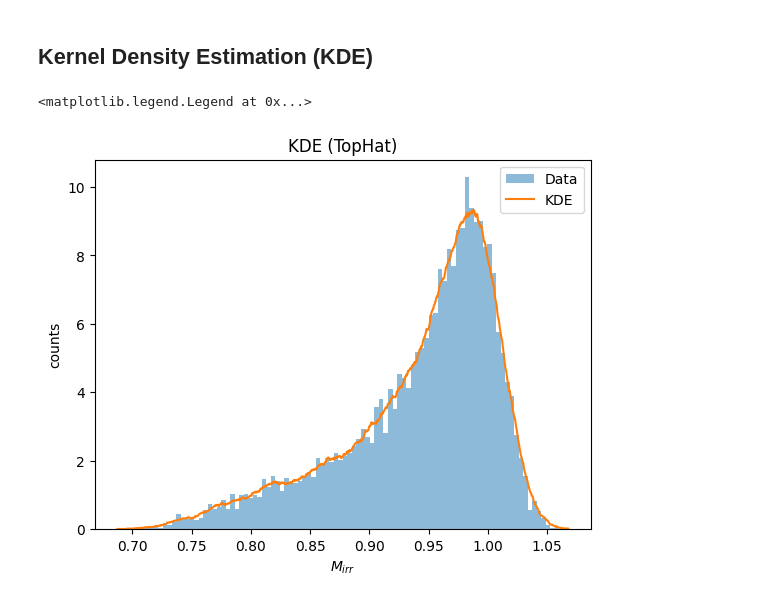
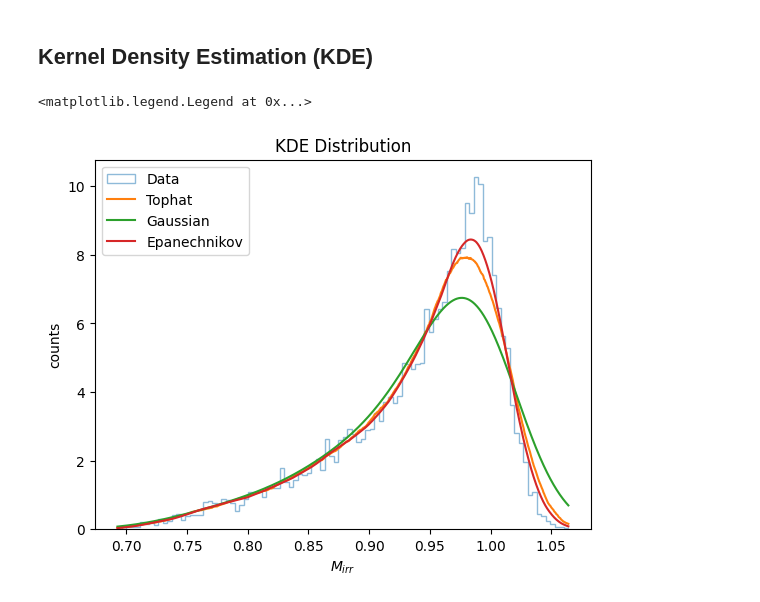
Before and after one commit to SimoneArienti/astrostatistics_bicocca_2024, a Jupyter notebook: working/Ex 08 Irriducible Mass of a BH.ipynb, the cells around one changed output. Drawn from its saved outputs; the diff is of its cells as text; code cells hidden in the pictures.

```diff
--- a/working/Ex 08 Irriducible Mass of a BH.ipynb
+++ b/working/Ex 08 Irriducible Mass of a BH.ipynb
@@ -143,13 +155,17 @@ def kde_sklearn(data, bandwidth = 0.01, kernel="linear"):
 
     return np.exp(log_pdf)
 # %%
-PDF_tophat = kde_sklearn(Mirr, bandwidth=0.01, kernel='tophat')
-plt.hist(Mirr, density=True, bins=100, alpha=0.5, label='Data')
-plt.plot(Mgrid, PDF_tophat, label='KDE')
+PDF_tophat = kde_sklearn(Mirr, bandwidth=0.03, kernel='tophat')
+PDF_gauss  = kde_sklearn(Mirr, bandwidth=0.03, kernel='gaussian')
+PDF_epanec = kde_sklearn(Mirr, bandwidth=0.03, kernel='epanechnikov')
+plt.hist(Mirr, density=True, histtype='step', bins=100, alpha=0.5, label='Data')
+plt.plot(Mgrid, PDF_tophat, label='Tophat')
+plt.plot(Mgrid, PDF_gauss, label='Gaussian')
+plt.plot(Mgrid, PDF_epanec, label='Epanechnikov')
 plt.xlabel(r'$M_{irr}$')
 plt.ylabel('counts')
-plt.title('KDE (TopHat)')
+plt.title('KDE Distribution')
 plt.legend()
 # %% [output]
 <matplotlib.legend.Legend at 0x...>
-[figure, old version]
+[figure, new version]
```
Also changed, not shown: parts of 16 cells of this notebook.
